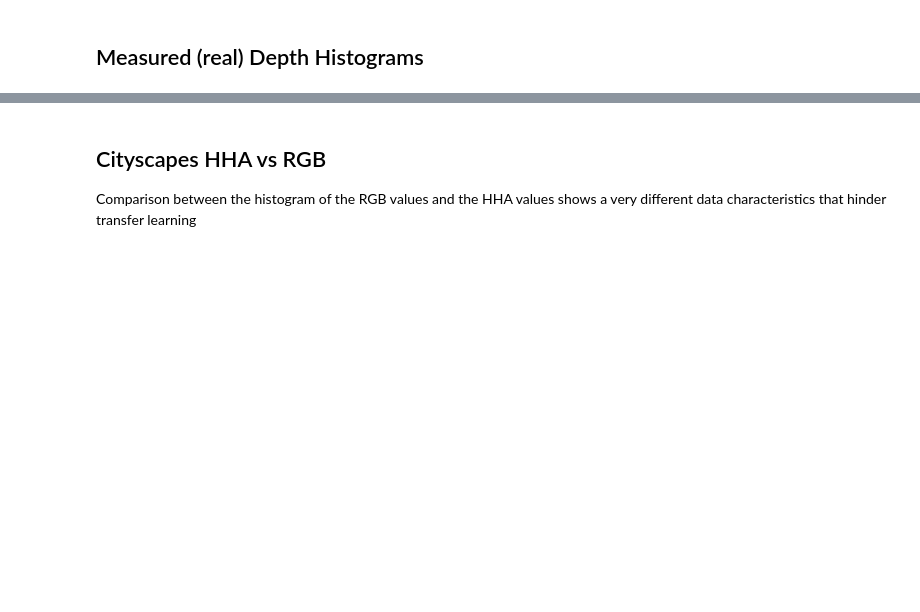
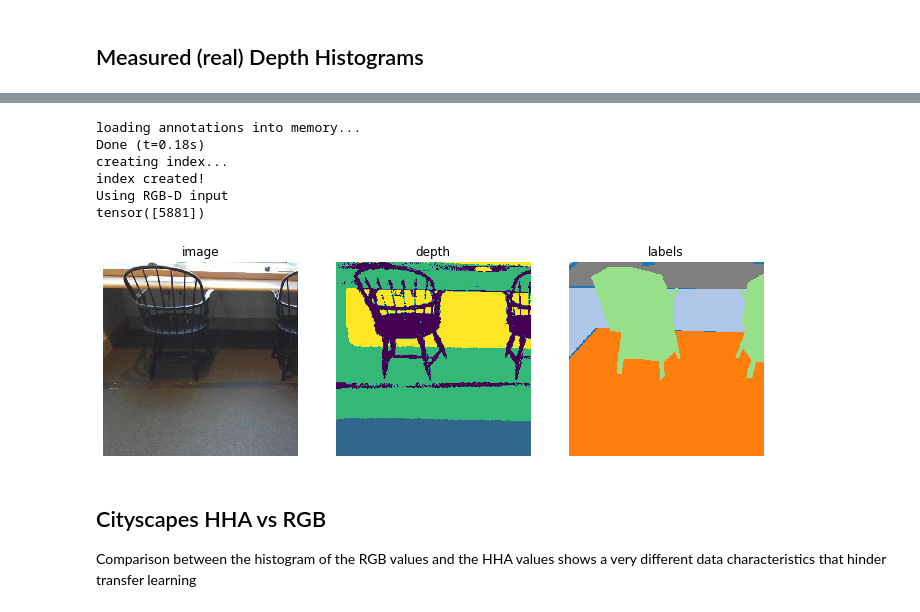
Before and after one commit to crmauceri/pytorch-deeplab-xception, a Jupyter notebook: visualization_scripts/RGB-D Data Distributions.ipynb, the cells around one changed output, grey strips where cells are left out. Cells and saved outputs as stored; diff of their text form; code cells hidden in the pictures; blank space fills up the shorter version.

```diff
--- a/visualization_scripts/RGB-D Data Distributions.ipynb
+++ b/visualization_scripts/RGB-D Data Distributions.ipynb
@@ -26,6 +28,30 @@ def plot_distribution(a_list, bins, percent=False):
         plt.plot(bin_middle[np.nonzero(n)], n[np.nonzero(n)])
 
     return ax
+# %%
+def visualize_sample(loader, sample, dataset):
+    img_tmp = loader.invert_normalization(sample['image'].squeeze())
+    gt = sample['label'].numpy()
+    tmp = np.array(gt[0]).astype(np.uint8)
+    segmap = decode_segmap(tmp, dataset=dataset)
+
+    print(sample['id'])
+    plt.figure(figsize=(16, 8))
+
+    plt.subplot('141')
+    plt.imshow(img_tmp[:,:,:3])
+    plt.title('image')
+    plt.axis('off')
+
+    plt.subplot('142')
+    plt.imshow(img_tmp[:,:,3:].squeeze())
+    plt.title('depth')
+    plt.axis('off')
+
+    plt.subplot('143')
+    plt.imshow(segmap)
+    plt.title('labels')
+    plt.axis('off')
 # %% [markdown]
 Load configuation files for all datasets
 # %%
@@ -137,3 +168,17 @@ SUNRGBD mean: [131.9034    127.3675    123.2096      1.7978295]
+# %%
+sunrgbd_val = RGBDSegmentation(sunrgbd_rgbd, split='train')
+dataloader = DataLoader(sunrgbd_val, batch_size=1, shuffle=True, num_workers=0)
+for ii, sample in enumerate(dataloader):
+    visualize_sample(sunrgbd_val.loader, sample, 'sunrgbd')
+    break
+# %% [output]
+loading annotations into memory...
+Done (t=0.18s)
+creating index...
+index created!
+Using RGB-D input
+tensor([5881])
+[figure, added]
 # %% [markdown]
 ## Cityscapes HHA vs RGB
 
```
Also changed, not shown: parts of 26 cells of this notebook, 8 other files.
